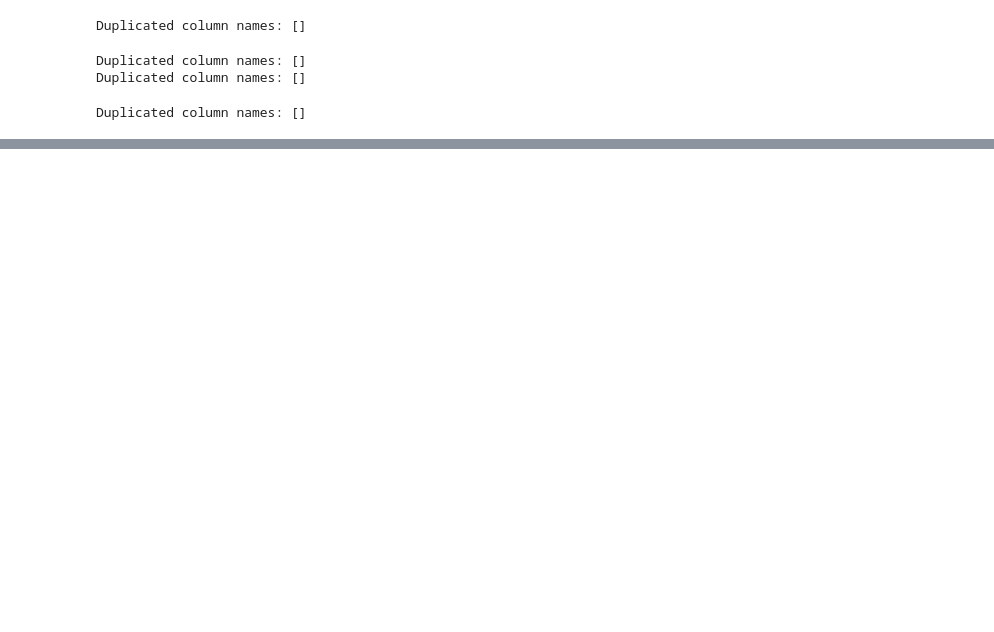
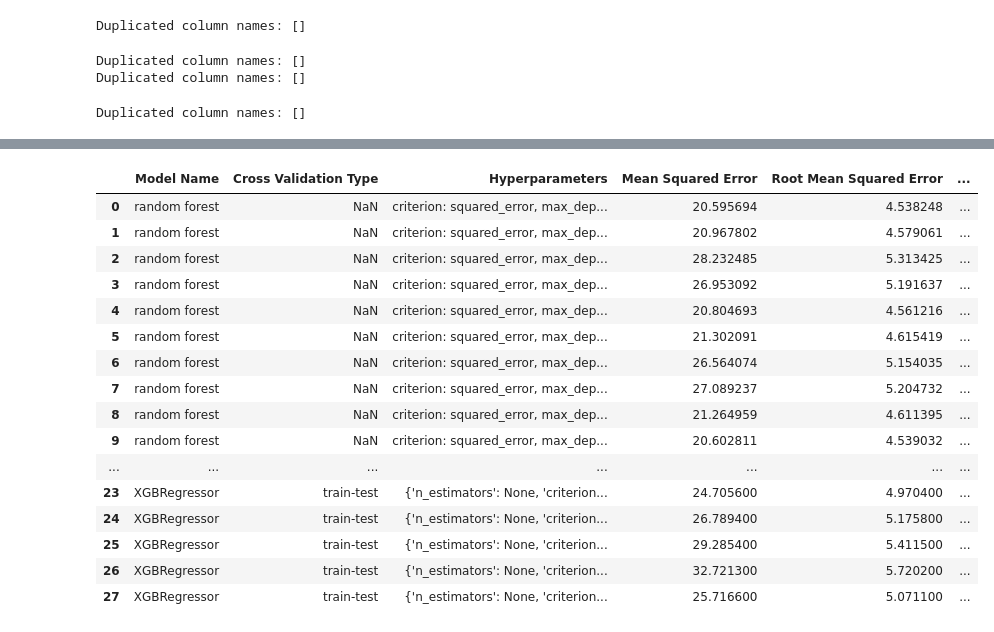
Before and after one commit to ALINA991/ADHD_fMRI, a Jupyter notebook: MTA/simple_regression.ipynb, the cells around one changed output, grey strips where cells are left out. Drawn from its saved outputs; the diff is of its cells as text; code cells hidden in the pictures; blank space fills up the shorter version.

```diff
--- a/MTA/simple_regression.ipynb
+++ b/MTA/simple_regression.ipynb
@@ -449,0 +544,22 @@ Number of features after processing: 1021
+# %%
+nrows2drop = 2
+df_result_reduced = result_df.iloc[:df_result.shape[0]-nrows2drop, :]
+df_result_reduced
+# %% [output]
+|  | Model Name | Cross Validation Type | Hyperparameters | Mean Squared Error | Root Mean Squared Error | ... |
+| 0 | random forest | NaN | criterion: squared_error, max_dep... | 20.595694 | 4.538248 | ... |
+| 1 | random forest | NaN | criterion: squared_error, max_dep... | 20.967802 | 4.579061 | ... |
+| 2 | random forest | NaN | criterion: squared_error, max_dep... | 28.232485 | 5.313425 | ... |
+| 3 | random forest | NaN | criterion: squared_error, max_dep... | 26.953092 | 5.191637 | ... |
+| 4 | random forest | NaN | criterion: squared_error, max_dep... | 20.804693 | 4.561216 | ... |
+| 5 | random forest | NaN | criterion: squared_error, max_dep... | 21.302091 | 4.615419 | ... |
+| 6 | random forest | NaN | criterion: squared_error, max_dep... | 26.564074 | 5.154035 | ... |
+| 7 | random forest | NaN | criterion: squared_error, max_dep... | 27.089237 | 5.204732 | ... |
+| 8 | random forest | NaN | criterion: squared_error, max_dep... | 21.264959 | 4.611395 | ... |
+| 9 | random forest | NaN | criterion: squared_error, max_dep... | 20.602811 | 4.539032 | ... |
+| ... | ... | ... | ... | ... | ... | ... |
+| 23 | XGBRegressor | train-test | {'n_estimators': None, 'criterion... | 24.705600 | 4.970400 | ... |
+| 24 | XGBRegressor | train-test | {'n_estimators': None, 'criterion... | 26.789400 | 5.175800 | ... |
+| 25 | XGBRegressor | train-test | {'n_estimators': None, 'criterion... | 29.285400 | 5.411500 | ... |
+| 26 | XGBRegressor | train-test | {'n_estimators': None, 'criterion... | 32.721300 | 5.720200 | ... |
+| 27 | XGBRegressor | train-test | {'n_estimators': None, 'criterion... | 25.716600 | 5.071100 | ... |
```
Also changed, not shown: parts of 21 cells of this notebook.
